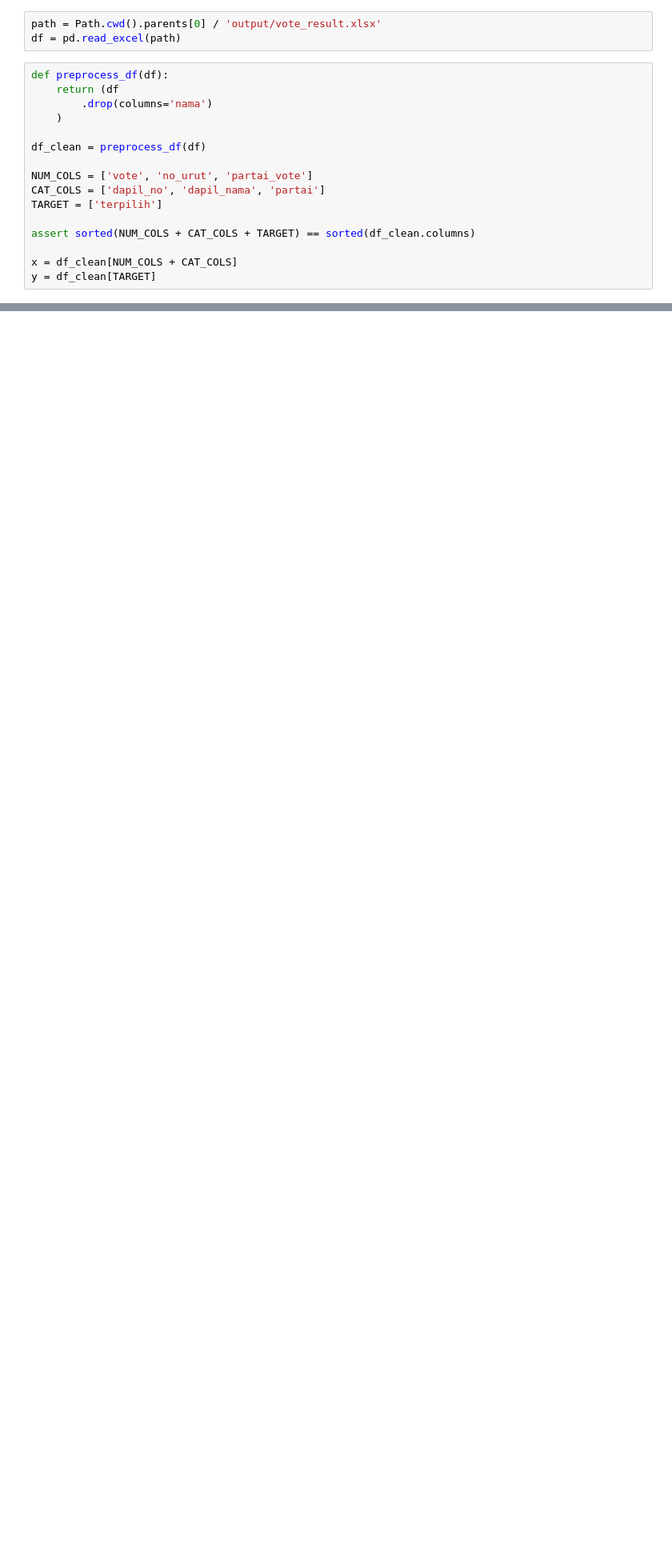
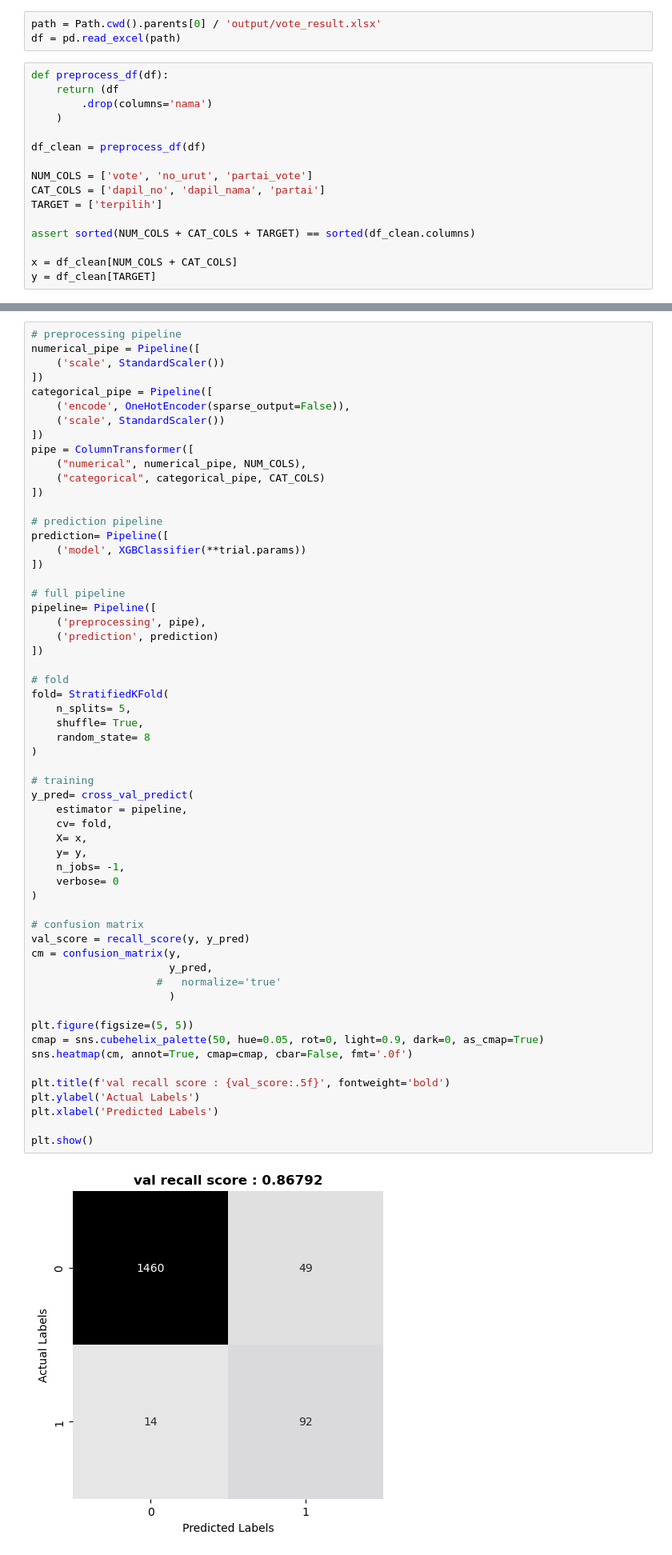
Before and after one commit to danjelito/pemilu-dki-2019, a Jupyter notebook: src/prediction.ipynb, the cells around one changed output, grey strips where cells are left out. Shown at 80% size. Drawn from its saved outputs; the diff is of its cells as text; blank space fills up the shorter version.

```diff
--- a/src/prediction.ipynb
+++ b/src/prediction.ipynb
@@ -91,0 +248,60 @@ plt.show()
+# %%
+# preprocessing pipeline
+numerical_pipe = Pipeline([
+    ('scale', StandardScaler())
+])
+categorical_pipe = Pipeline([
+    ('encode', OneHotEncoder(sparse_output=False)),
+    ('scale', StandardScaler())
+])
+pipe = ColumnTransformer([
+    ("numerical", numerical_pipe, NUM_COLS),
+    ("categorical", categorical_pipe, CAT_COLS)
+])
+
+# prediction pipeline
+prediction= Pipeline([
+    ('model', XGBClassifier(**trial.params))
+])
+
+# full pipeline
+pipeline= Pipeline([
+    ('preprocessing', pipe),
+    ('prediction', prediction)
+])
+
+# fold
+fold= StratifiedKFold(
+    n_splits= 5,
+    shuffle= True,
+    random_state= 8
+)
+
+# training
+y_pred= cross_val_predict(
+    estimator = pipeline,
+    cv= fold,
+    X= x,
+    y= y,
+    n_jobs= -1,
+    verbose= 0
+)
+
+# confusion matrix
+val_score = recall_score(y, y_pred)
+cm = confusion_matrix(y,
+                      y_pred,
+                    #   normalize='true'
+                      )
+
+plt.figure(figsize=(5, 5))
+cmap = sns.cubehelix_palette(50, hue=0.05, rot=0, light=0.9, dark=0, as_cmap=True)
+sns.heatmap(cm, annot=True, cmap=cmap, cbar=False, fmt='.0f')
+
+plt.title(f'val recall score : {val_score:.5f}', fontweight='bold')
+plt.ylabel('Actual Labels')
+plt.xlabel('Predicted Labels')
+
+plt.show()
+# %% [output]
+[figure, added]
```
Also changed, not shown: parts of 7 cells of this notebook.
